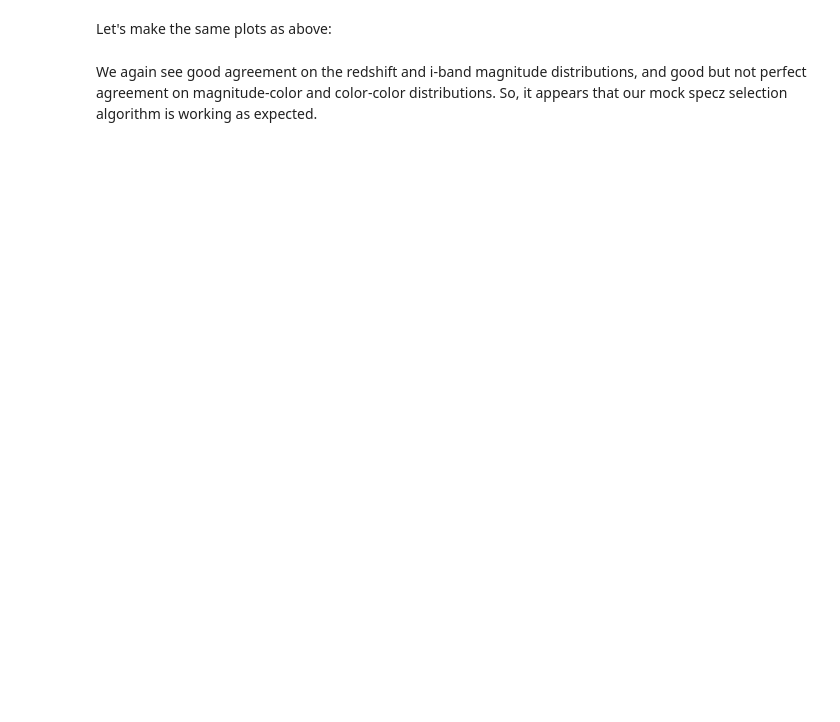
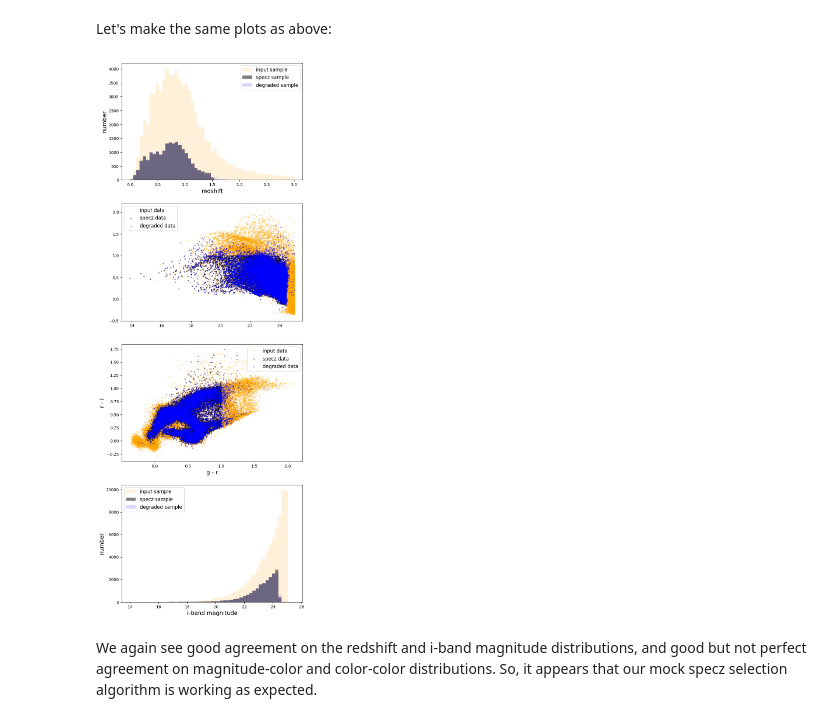
Before and after one commit to LSSTDESC/rail, a Jupyter notebook: examples/creation_examples/10_SOM_Spectroscopic_Selector.ipynb, the cells around one changed output. Saved outputs shown, nothing was run; the diff lists cells and outputs as text; code cells hidden in the pictures; blank space fills up the shorter version.

```diff
--- a/examples/creation_examples/10_SOM_Spectroscopic_Selector.ipynb
+++ b/examples/creation_examples/10_SOM_Spectroscopic_Selector.ipynb
@@ -188,7 +202,7 @@ rdtestfile = "./romandesc_deep_data_75k.hdf5"
 
 rdtest = tables_io.read(rdtestfile)
 rdtestpq = tables_io.convert(rdtest, tables_io.types.PD_DATAFRAME)
-big_test_data = DS.add_data("big_input", rdtestpq, PqHandle, path="big_input.pq")
+big_test_data = rdtestpq
 
 rdspec = tables_io.read(rdspecfile)
 rdspecpq = tables_io.convert(rdspec, tables_io.types.PD_DATAFRAME)
@@ -197,7 +211,7 @@ mask = np.logical_and(rdspecpq['redshift'] < 1.5,
                       np.logical_and(rdspecpq['i'] < 24.4,
                                      rdspecpq['g'] - rdspecpq['r'] < 1.0))
 rdspecpqcut = rdspecpq[mask]
-big_spec_data = DS.add_data("big_spec", rdspecpqcut, PqHandle, path="big_spec.pq")
+big_spec_data = rdspecpqcut
 # %% [markdown]
 Let's take a look at the columns available, this file should contain both the magnitudes and colors for the Roman-DESC sims:
 # %%
@@ -225,4 +247,4 @@ roman_som_degrade = SOMSpecSelector.make_stage(name="roman_som_degrader",
                                                aliases=dict(spec_data="big_spec"),
                                                **som_dict)
 # %%
-roman_trim = roman_som_degrade(big_test_data)
+roman_trim = roman_som_degrade(input_data=big_test_data, spec_data=big_spec_data)
@@ -231,41 +262,43 @@ Let's make the same plots as above:
 # %%
 fig, axs = plt.subplots(4,1, figsize=(8,24))
 xbins = np.linspace(-.005, 3.005,52)
 magbins = np.linspace(14, 25.5, 52)
-axs[0].hist(big_test_data()['redshift'], bins=xbins, alpha=0.15, color='orange', label='input sample');
-axs[0].hist(big_spec_data()['redshift'], bins=xbins, alpha=0.5, color='k', label='specz sample');
+axs[0].hist(big_test_data['redshift'], bins=xbins, alpha=0.15, color='orange', label='input sample');
+axs[0].hist(big_spec_data['redshift'], bins=xbins, alpha=0.5, color='k', label='specz sample');
 axs[0].hist(roman_trim()['redshift'], bins=xbins, alpha=0.15, color='b', label='degraded sample')
 axs[0].set_xlabel('redshift', fontsize=14)
 axs[0].legend(loc='upper right', fontsize=12)
 axs[0].set_ylabel('number', fontsize=14);
 
-axs[1].scatter(big_test_data()['i'], big_test_data()['gr'],
+axs[1].scatter(big_test_data['i'], big_test_data['gr'],
             s=2, label='input data', alpha=0.4, color='orange')
-axs[1].scatter(big_spec_data()['i'], big_spec_data()['gr'],
+axs[1].scatter(big_spec_data['i'], big_spec_data['gr'],
             s=4, label='specz data', alpha=0.4, color='k')
 axs[1].scatter(roman_trim()['i'], roman_trim()['gr'],
             s=4, label='degraded data', alpha=0.4, color='b')
 axs[1].legend(loc='upper left', fontsize=12)
 axs[1].set_ylim(-.5,2.2);
 
-axs[2].scatter(big_test_data()['gr'],
-               big_test_data()['ri'],
+axs[2].scatter(big_test_data['gr'],
+               big_test_data['ri'],
                s=2, label='input data', alpha=0.4, color='orange')
-axs[2].scatter(big_spec_data()['gr'],
-               big_spec_data()['ri'],
+axs[2].scatter(big_spec_data['gr'],
+               big_spec_data['ri'],
                s=4, label='specz data', alpha=0.4, color='k')
 axs[2].scatter(roman_trim()['gr'],
                roman_trim()['ri'],
                s=4, label='degraded data', alpha=0.3, color='b')
 axs[2].legend(loc='upper right', fontsize=12)
 axs[2].set_xlabel("g - r", fontsize=14)
 axs[2].set_ylabel("r - i", fontsize=14)
 
-axs[3].hist(big_test_data()['i'], bins=magbins, alpha=0.15, color='orange', label='input sample');
-axs[3].hist(big_spec_data()['i'], bins=magbins, alpha=0.5, color='k', label='specz sample');
+axs[3].hist(big_test_data['i'], bins=magbins, alpha=0.15, color='orange', label='input sample');
+axs[3].hist(big_spec_data['i'], bins=magbins, alpha=0.5, color='k', label='specz sample');
 axs[3].hist(roman_trim()['i'], bins=magbins, alpha=0.15, color='b', label='degraded sample')
 axs[3].set_xlabel('i-band magnitude', fontsize=14)
 axs[3].legend(loc='upper left', fontsize=12)
 axs[3].set_ylabel('number', fontsize=14);
+# %% [output]
+[figure, added]
 # %% [markdown]
 We again see good agreement on the redshift and i-band magnitude distributions, and good but not perfect agreement on magnitude-color and color-color distributions.  So, it appears that our mock specz selection algorithm is working as expected.
```
Also changed, not shown: parts of 11 cells of this notebook, 4 other files.
